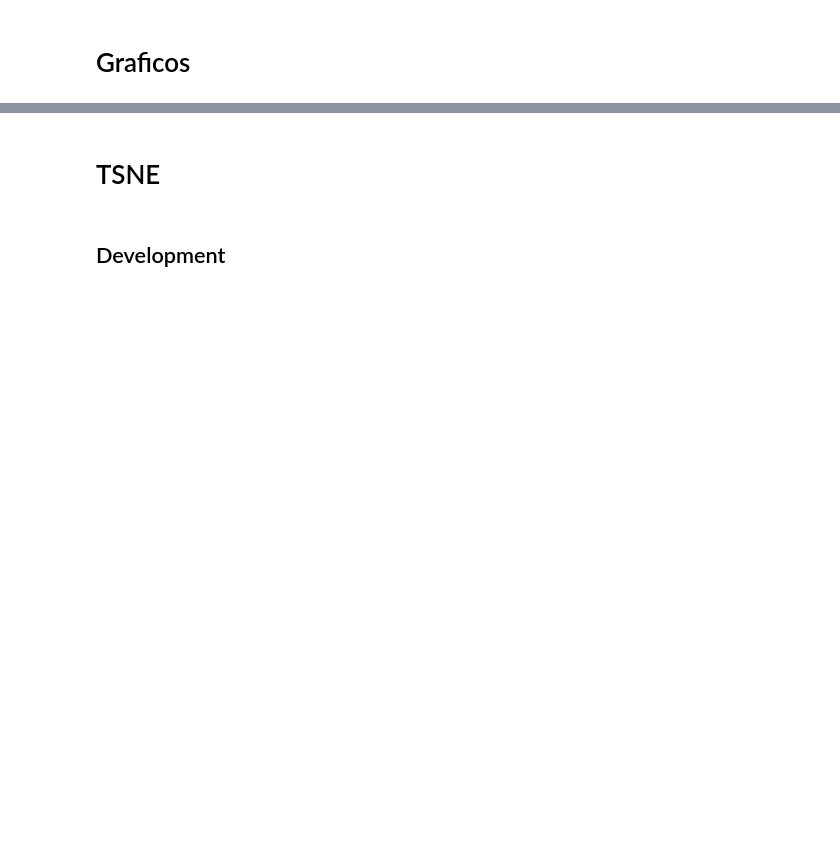
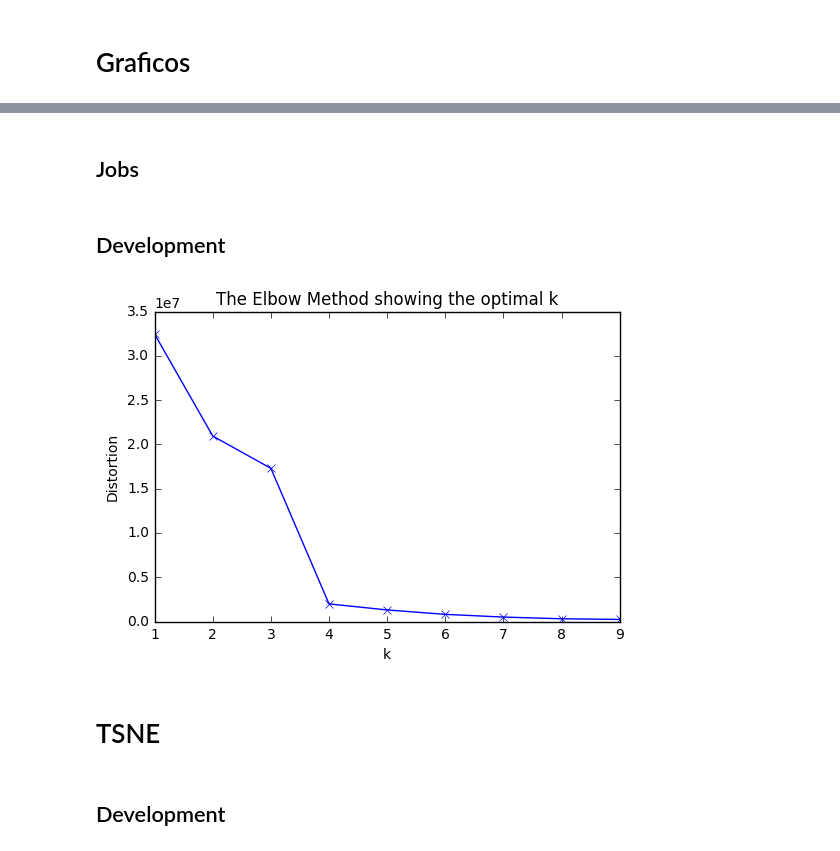
Before and after one commit to Tewi/Proyecto-Mineria-de-Datos, a Jupyter notebook: Proyecto_Data_Mining.ipynb, the cells around one changed output, grey strips where cells are left out. Saved outputs shown, nothing was run; the diff lists cells and outputs as text; code cells hidden in the pictures; blank space fills up the shorter version.

```diff
--- a/Proyecto_Data_Mining.ipynb
+++ b/Proyecto_Data_Mining.ipynb
@@ -260,3 +319,5 @@ plt.show()
+# %% [markdown]
+## Jobs
 # %%
 np_df = xdata.as_matrix()
 test = np_df[:,2:]
@@ -273,14 +338,23 @@ xdf = pd.DataFrame(test)
+# %% [markdown]
+## Development
 # %%
-np_df = d_2016.as_matrix()
+np_df = d_2016_n.as_matrix()
 test = np_df[:,2:]
 for row in range(test.shape[0]):
     for column in range(test.shape[1]):
         val = test[row][column]
         #print val
         if np.isnan(val):
-
-            test[row][column]= promedios[column] #meanx #0 #fixed.data[0]
+            test[row][column]= promedios[column]
         else:
+            #test[row][column]= val/maximos[column]
             pass
 
 xdf = pd.DataFrame(test)
+
+vectors = []
+tot = test#.T
+for i in range(len(tot[:,0])):
+    vectors.append(tot[i])
+
+#xdf.head()
@@ -292,3 +361,34 @@ for i in range(len(tot[:,0])):
+# %%
+import matplotlib.pyplot as plt
+from sklearn.cluster import KMeans
+from sklearn import datasets
+from sklearn import metrics
+from scipy.spatial.distance import cdist
+
+X = tot
+
+#kmeans = KMeans(n_clusters=4)
+#kmeans.fit(X)
+#labels = kmeans.labels_
+
+#centroids = kmeans.cluster_centers_
+
+# k means determine k
+distortions = []
+K = range(1,10)
+for k in K:
+    kmeanModel = KMeans(n_clusters=k).fit(X)
+    kmeanModel.fit(X)
+    distortions.append(sum(np.min(cdist(X, kmeanModel.cluster_centers_, 'euclidean'), axis=1)) / X.shape[0])
+
+# Plot the elbow
+plt.plot(K, distortions, 'bx-')
+plt.xlabel('k')
+plt.ylabel('Distortion')
+plt.title('The Elbow Method showing the optimal k')
+plt.show()
+# %% [output]
+[figure, added]
 # %% [markdown]
 # TSNE
 # %% [markdown]
```
Also changed, not shown: parts of 35 cells of this notebook.
